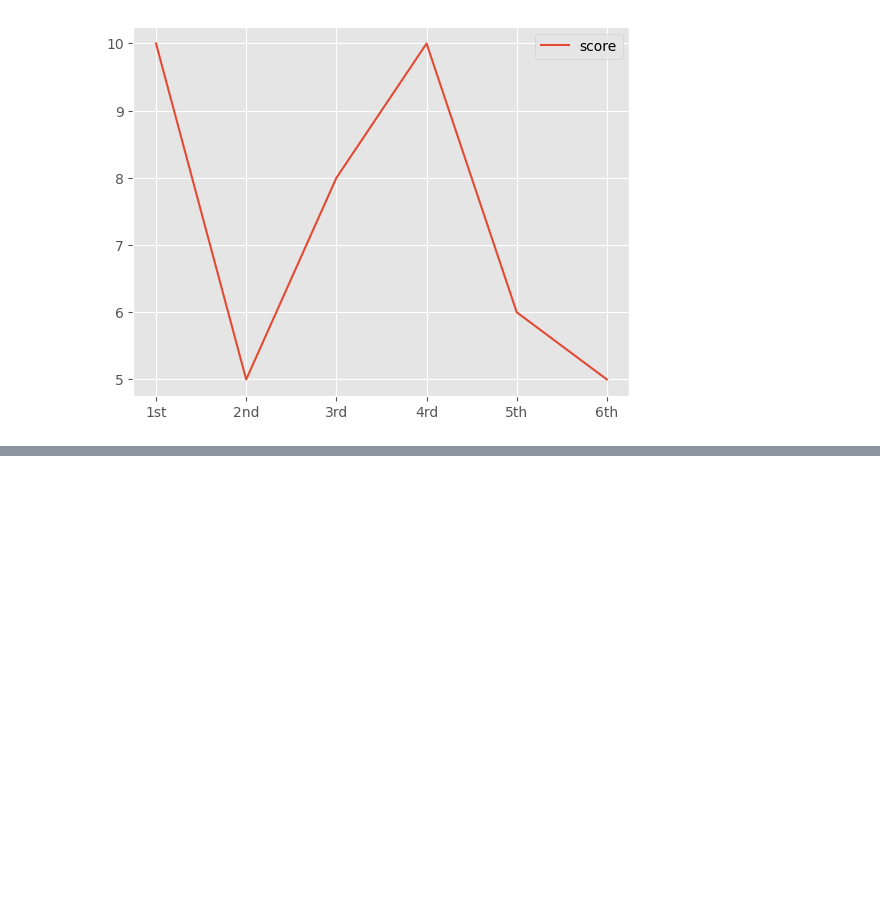
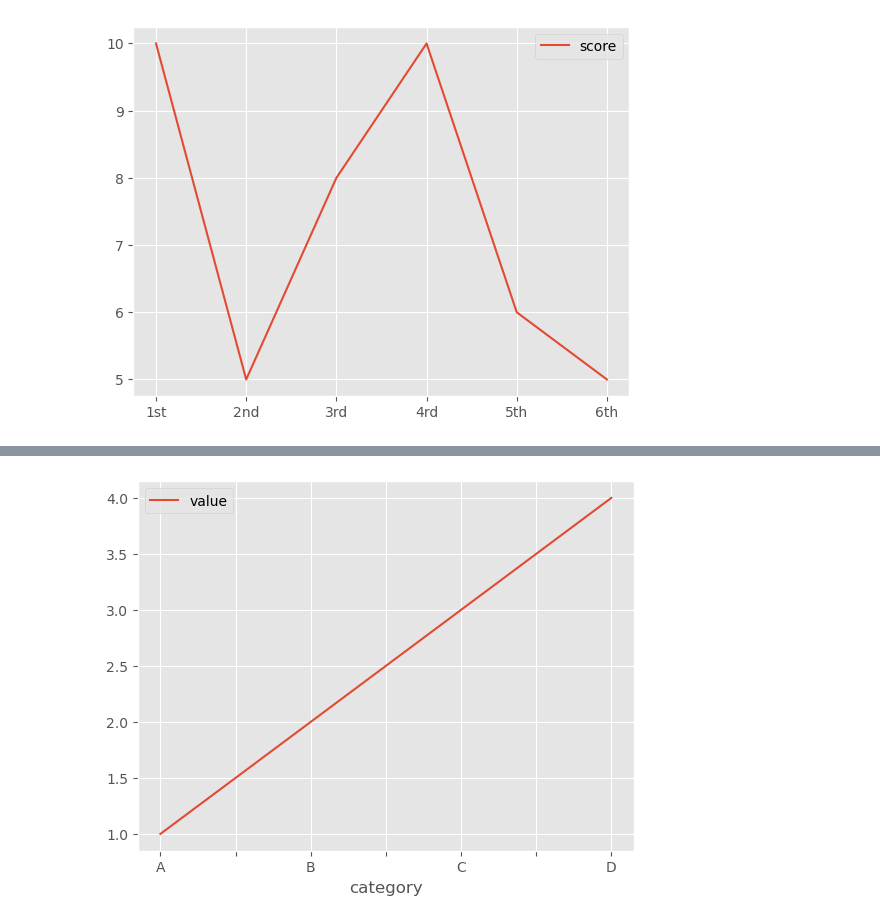
Before and after one commit to Jabullae/Final_Project_IJM, a Jupyter notebook: dashboard.ipynb, the cells around one changed output, grey strips where cells are left out. Cells and saved outputs as stored; diff of their text form; code cells hidden in the pictures; blank space fills up the shorter version.

```diff
--- a/dashboard.ipynb
+++ b/dashboard.ipynb
@@ -65,0 +75,17 @@ plt.show()
+# %%
+import pandas as pd
+import matplotlib.pyplot as plt
+
+# 데이터를 생성합니다.
+data = {"category": ["A", "B", "C", "D"],
+        "value": [1, 2, 3, 4]}
+
+# 데이터프레임으로 변환합니다.
+df = pd.DataFrame(data)
+
+# 범주형 데이터를 그립니다.df.plot(kind='line', x='category', y='value')
+
+# 그래프를 보여줍니다.
+plt.show()
+# %% [output]
+[figure, added]
```
Also changed, not shown: parts of 1 cell of this notebook, 8 other files.
